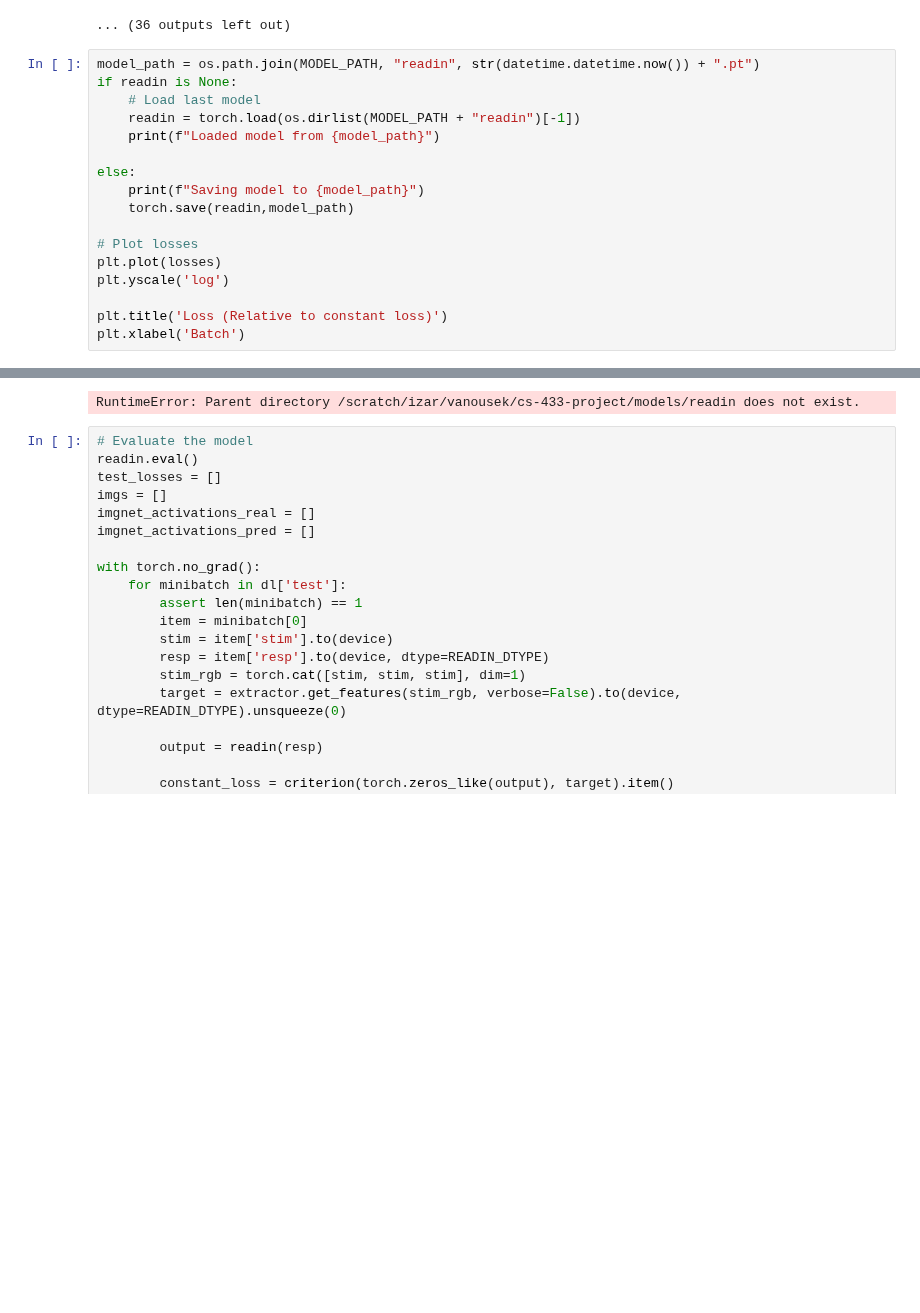
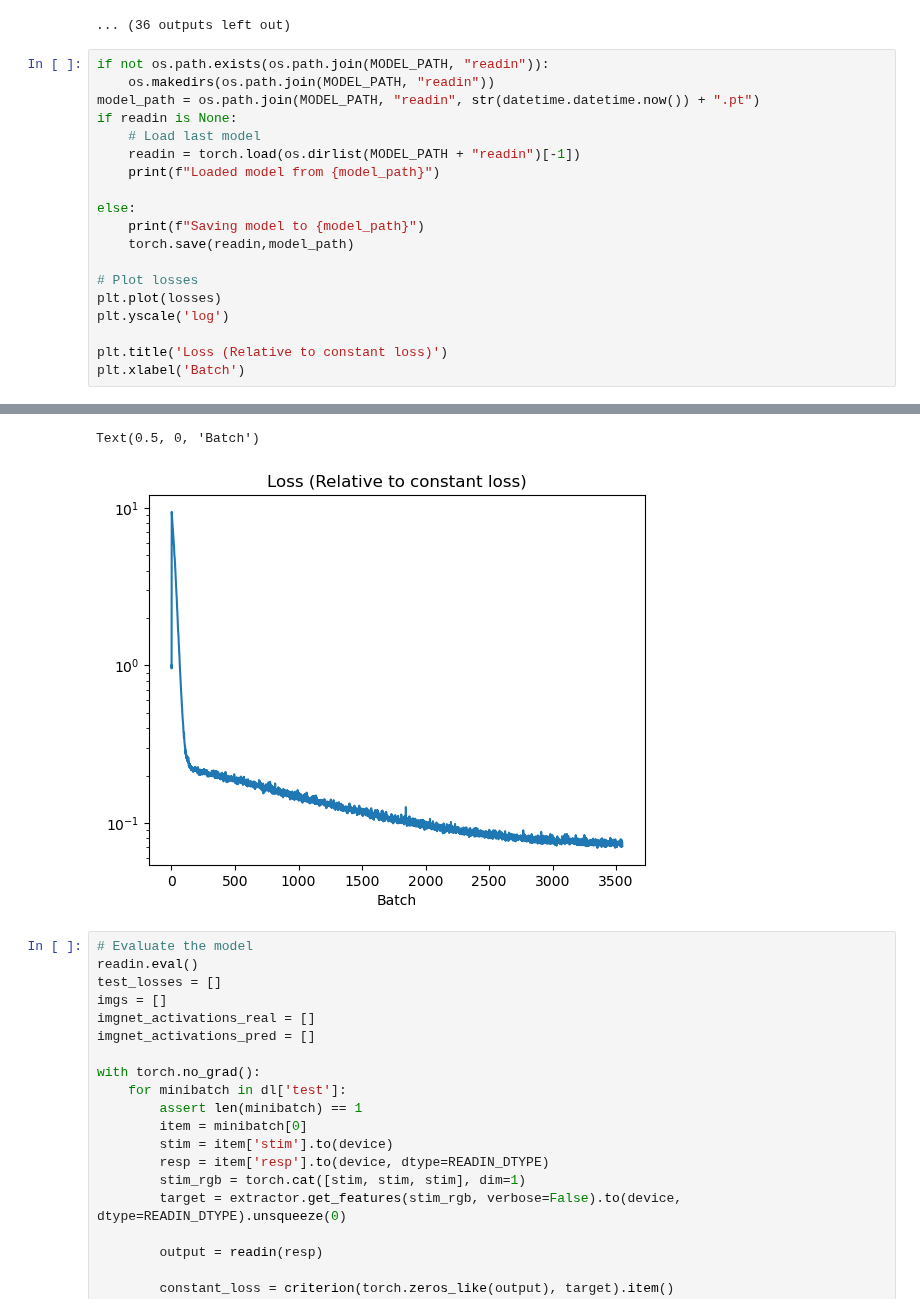
Before and after one commit to Johnny1188/meicoder, a Jupyter notebook: csng/imagenet/neurons.ipynb, the cells around one changed output, grey strips where cells are left out. Saved outputs shown, nothing was run; the diff lists cells and outputs as text; blank space fills up the shorter version.

```diff
--- a/csng/imagenet/neurons.ipynb
+++ b/csng/imagenet/neurons.ipynb
@@ -171,6 +161,8 @@ Epoch 9 finished with relative loss 0.1727490460516206
 Epoch 10 finished with relative loss 0.16655309489158554
 ... (36 outputs left out)
 # %%
+if not os.path.exists(os.path.join(MODEL_PATH, "readin")):
+    os.makedirs(os.path.join(MODEL_PATH, "readin"))
 model_path = os.path.join(MODEL_PATH, "readin", str(datetime.datetime.now()) + ".pt")
 if readin is None:
     # Load last model
@@ -192,4 +184,5 @@ Saving model to /scratch/izar/vanousek/cs-433-project/models/readin/2024-12-16 1
-RuntimeError: Parent directory /scratch/izar/vanousek/cs-433-project/models/readin does not exist.
+Text(0.5, 0, 'Batch')
+[figure, added]
 # %%
 # Evaluate the model
 readin.eval()
```
Also changed, not shown: parts of 4 cells of this notebook, 1 other file.
